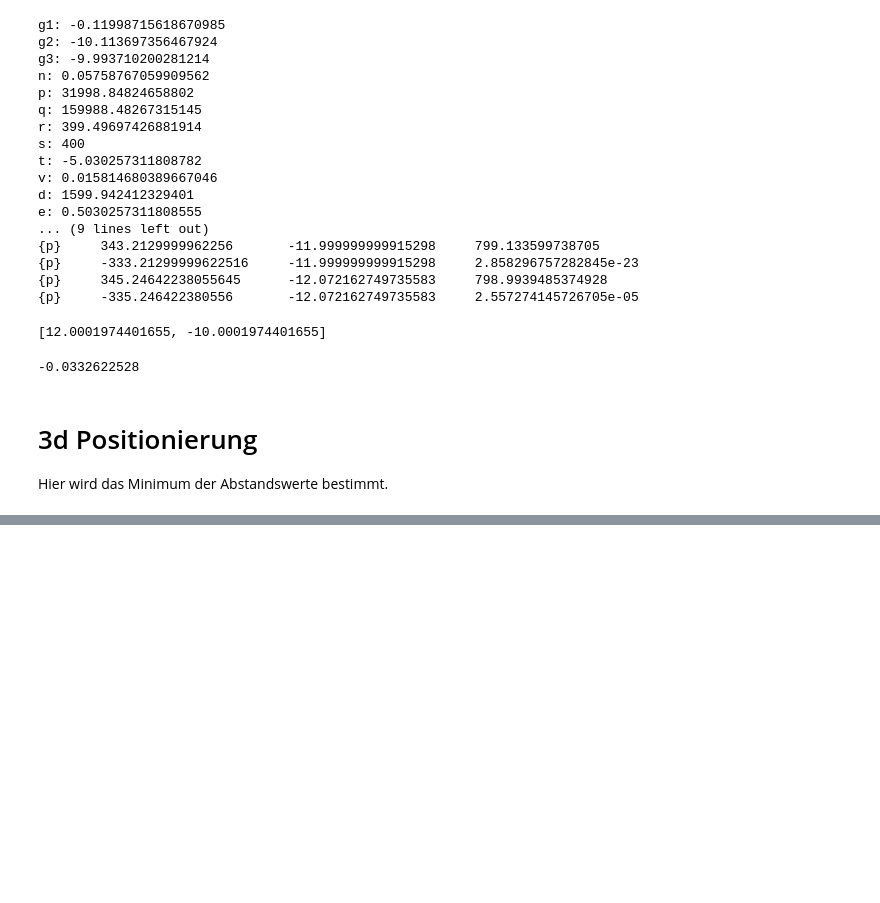
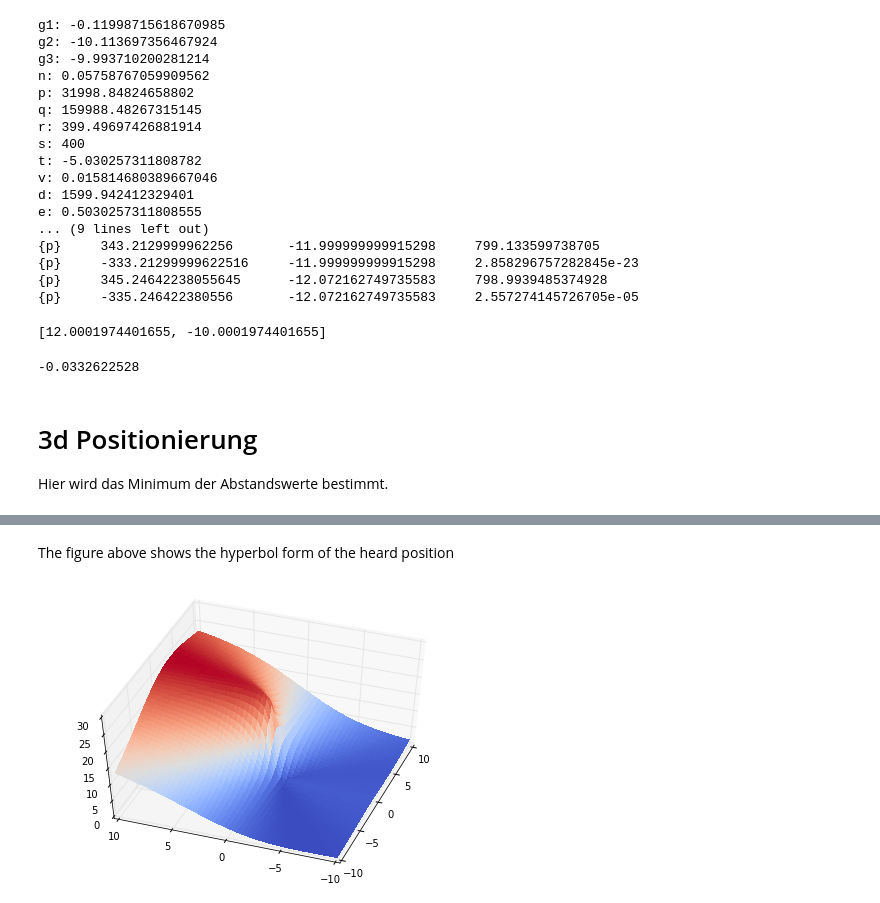
Before and after one commit to niccokunzmann/positioning_system, a Jupyter notebook: nullstellen.ipynb, the cells around one changed output, grey strips where cells are left out. Saved outputs shown, nothing was run; the diff lists cells and outputs as text; code cells hidden in the pictures; blank space fills up the shorter version.

```diff
--- a/nullstellen.ipynb
+++ b/nullstellen.ipynb
@@ -641,0 +714,46 @@ Hier wird das Minimum der Abstandswerte bestimmt.
+# %% [markdown]
+The figure above shows the hyperbol form of the heard position
+# %%
+
+def get_dt(a, b, x, y):
+    u = sqrt(x*x + y*y)
+    w = sqrt(y*y + (b - x)**2)
+    #v = sqrt(y*y + (a + x)**2) # in straight line
+    v = sqrt((a + y)*(a + y) + x*x) # rectangular
+
+    #print("{{p}} u, v, w = {}, {}, {}".format(u, v, w))
+
+    g1 = v - u
+    g2 = v - w
+    g3 = u - w
+
+    return g1, g2, g3
+
+def check(dt1, dt2, a, b, x, y):
+    "=> the error"
+    dt3 = dt2 - dt1
+
+    g1, g2, g3 = get_dt(a, b, x, y)
+
+#    if g1 == dt1 and g2 == dt2: print('{p} g1 == dt1 and g2 == dt2')
+    error = abs(g1 - dt1)**2 + abs(g2 - dt2)**2# + abs(dt3 - g3)
+    return (error)
+
+def plot_dts(x0, y0, a, b, dim = 30):
+    dt1, dt2, dt3 = get_dt(a, b, x0, y0)
+
+    X = np.linspace(-dim, dim, 500)
+    Y = np.linspace(dim, -dim, 500)
+    Z = [[check(dt1, dt2, a, b, x, y) for x in X] for y in Y]
+
+    fig = plt.figure()
+    ax = Axes3D(fig) #<-- Note the difference from your original code...
+
+    X, Y = np.meshgrid(X, Y)
+    cset = ax.plot_surface(X, Y, Z,cmap=plt.cm.coolwarm, linewidth=0, antialiased=False)
+    ax.view_init(50, 200)
+    plt.show()
+
+plot_dts(-3, -3, 2, 1, 10)
+# %% [output]
+[figure, added]
```
Also changed, not shown: parts of 10 cells of this notebook.
